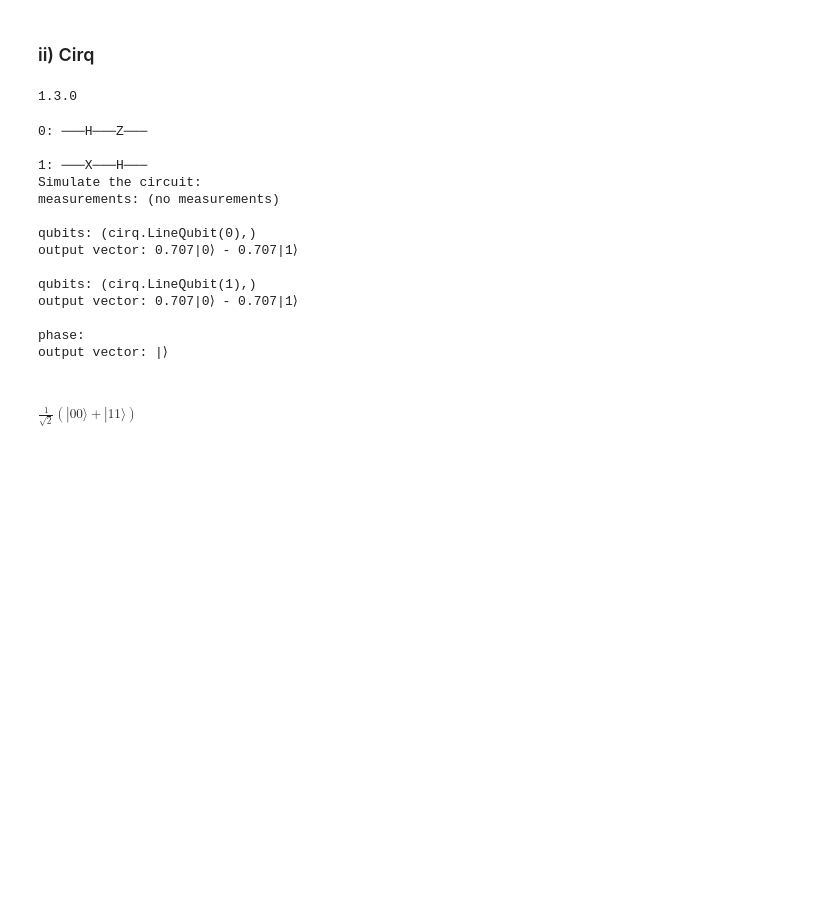
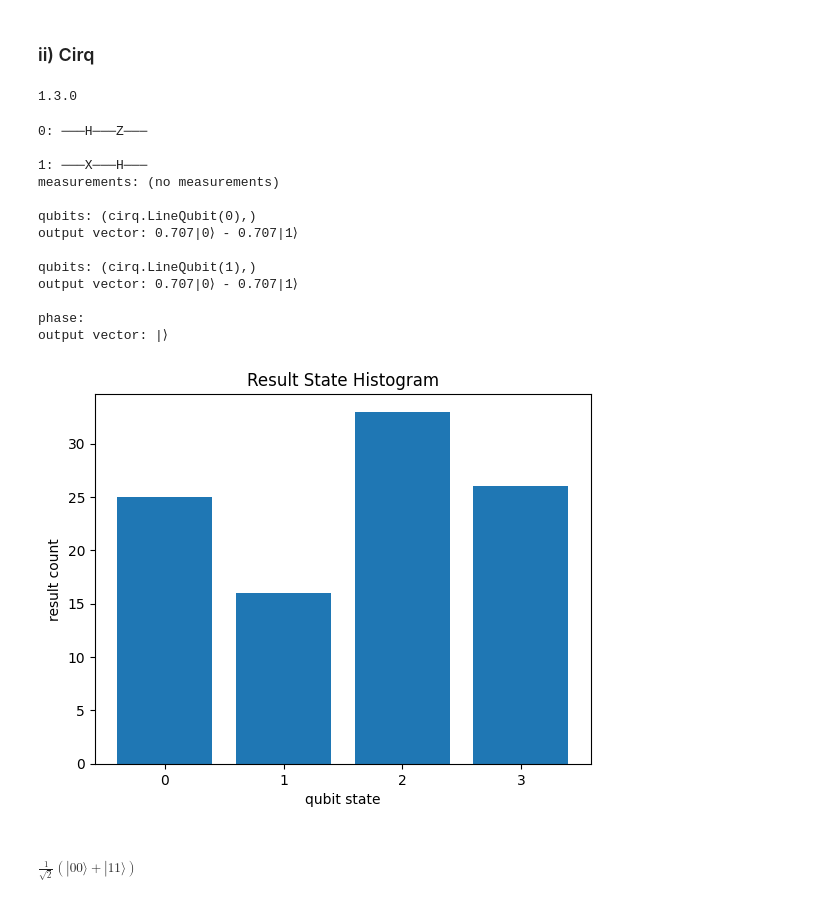
Before and after one commit to elijahkin/amsc698k, a Jupyter notebook: hw2/hw2.ipynb, the cells around one changed output. Saved outputs shown, nothing was run; the diff lists cells and outputs as text; code cells hidden in the pictures; blank space fills up the shorter version.

```diff
--- a/hw2/hw2.ipynb
+++ b/hw2/hw2.ipynb
@@ -150,45 +150,50 @@ Statevector([ 0.        +0.00000000e+00j, -0.70710678+8.65956056e-17j,
 [figure]
 # %% [markdown]
 ### ii) Cirq
-# %%
-import cirq
-
-print(cirq.__version__)
-# %% [output]
-1.3.0
+# %%
+import cirq
+import matplotlib.pyplot as plt
+
+print(cirq.__version__)
+
+sim = cirq.Simulator()
+
+def run_cirq(circuit):
+  print(circuit)
+  results = sim.simulate(circuit)
+  print(results)
+  circuit.append(cirq.measure(qubits[0], qubits[1], key='result'))
+  samples = sim.run(circuit, repetitions=100)
+  cirq.plot_state_histogram(samples, plt.subplot())
+# %% [output]
+1.3.0
 # %%
 # Create a circuit with H-gate and Z-gate acting on the first
 # qubit and X-gate and H-gate acting on the second qubit;
 circuit = cirq.Circuit()
 qubits = cirq.LineQubit.range(2)
 
 circuit.append(cirq.H(qubits[0]))
 circuit.append(cirq.Z(qubits[0]))
 circuit.append(cirq.X(qubits[1]))
 circuit.append(cirq.H(qubits[1]))
 
-print(circuit)
-
-cirq_s = cirq.Simulator()
-
-print('Simulate the circuit:')
-results = cirq_s.simulate(circuit)
-print(results)
+run_cirq(circuit)
 # %% [output]
 0: ───H───Z───
 
 1: ───X───H───
-Simulate the circuit:
 measurements: (no measurements)
 
 qubits: (cirq.LineQubit(0),)
 output vector: 0.707|0⟩ - 0.707|1⟩
 
 qubits: (cirq.LineQubit(1),)
 output vector: 0.707|0⟩ - 0.707|1⟩
 
 phase:
 output vector: |⟩
+[figure, added]
 # %%
 def bell_cirq(negate_0, negate_1):
   circuit = cirq.Circuit()
```
Also changed, not shown: parts of 14 cells of this notebook.
